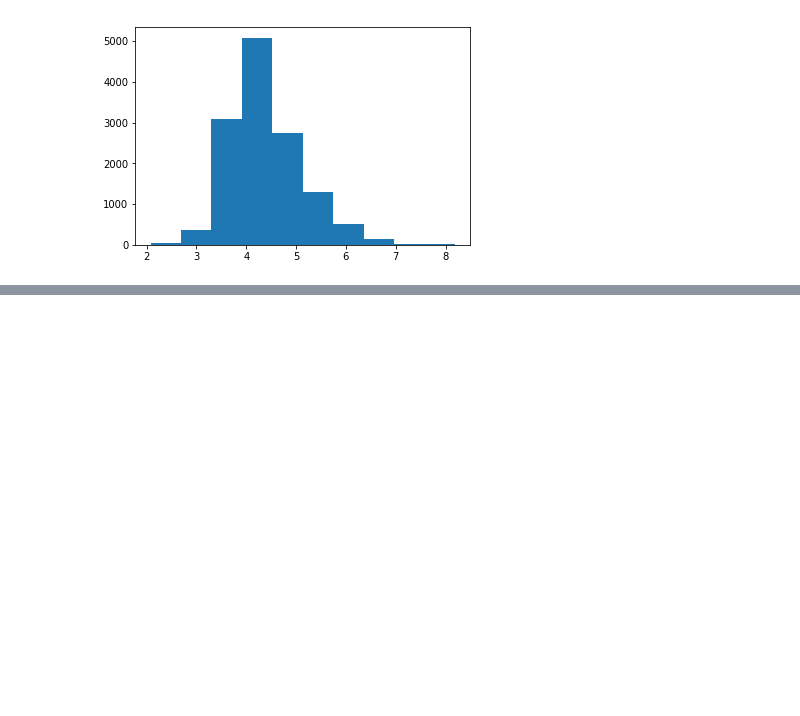
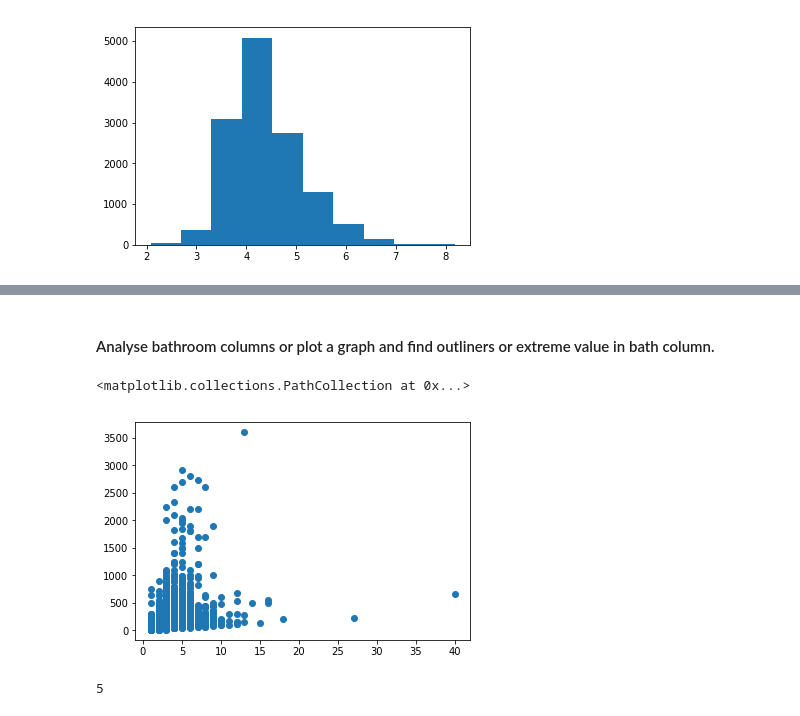
Before and after one commit to ShuklaPrashant21/House-Price-Prediction-Hackathon, a Jupyter notebook: House_Price_Prediction.ipynb, the cells around one changed output, grey strips where cells are left out. Saved outputs shown, nothing was run; the diff lists cells and outputs as text; code cells hidden in the pictures; blank space fills up the shorter version.

```diff
--- a/House_Price_Prediction.ipynb
+++ b/House_Price_Prediction.ipynb
@@ -187,0 +244,13 @@ plt.show()
+# %% [markdown]
+#### Analyse bathroom columns or plot a graph and find outliners or extreme value in bath column.
+# %%
+## Scatter plot between price and bath rooms in a house.
+plt.scatter(x= 'bath', y ='price', data=df_train)
+# %% [output]
+<matplotlib.collections.PathCollection at 0x...>
+[figure, added]
+# %%
+extreme_bathroom = (df_train['bath'] >15).sum()
+extreme_bathroom
+# %% [output]
+5
```
Also changed, not shown: parts of 50 cells of this notebook.
